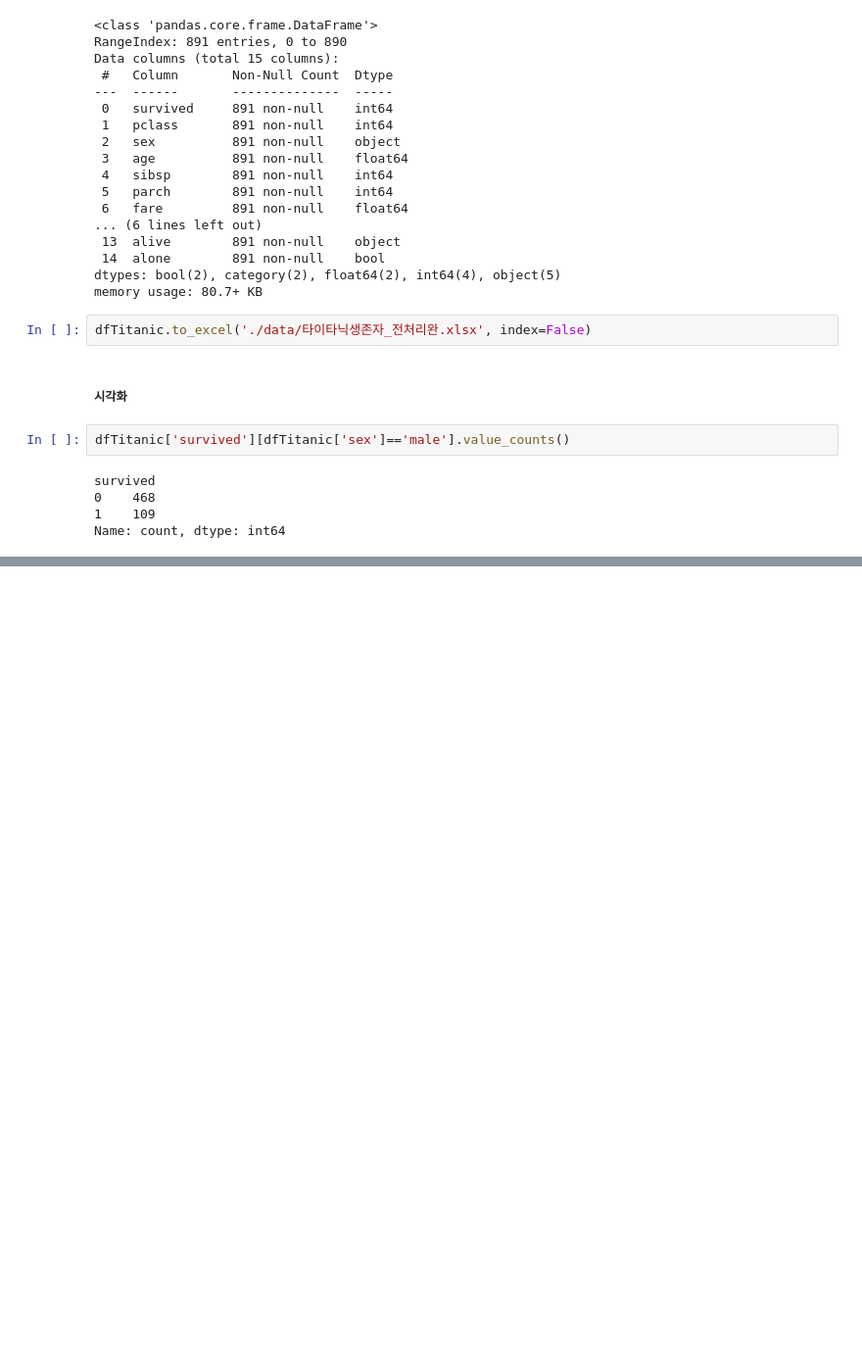
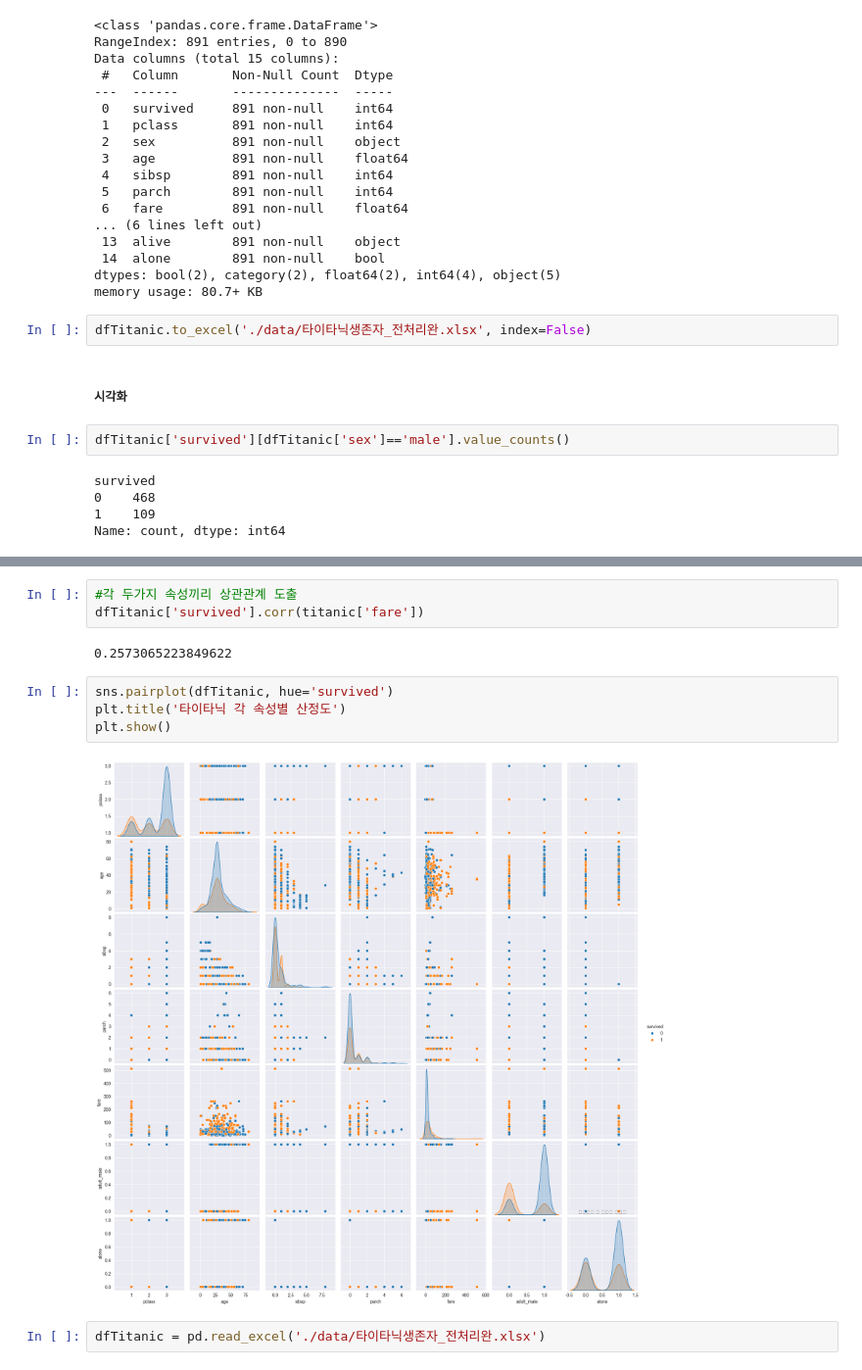
Before and after one commit to hyanyul/python-analysis-2024, a Jupyter notebook: day10/pa22_타이타닉생존자_상관분석.ipynb, the cells around one changed output, grey strips where cells are left out. Shown at 98% size. Saved outputs shown, nothing was run; the diff lists cells and outputs as text; blank space fills up the shorter version.

```diff
--- a/day10/pa22_타이타닉생존자_상관분석.ipynb
+++ b/day10/pa22_타이타닉생존자_상관분석.ipynb
@@ -236,0 +295,13 @@ plt.show()
+# %%
+#각 두가지 속성끼리 상관관계 도출
+dfTitanic['survived'].corr(titanic['fare'])
+# %% [output]
+0.2573065223849622
+# %%
+sns.pairplot(dfTitanic, hue='survived')
+plt.title('타이타닉 각 속성별 산정도')
+plt.show()
+# %% [output]
+[figure, added]
+# %%
+dfTitanic = pd.read_excel('./data/타이타닉생존자_전처리완.xlsx')
```
Also changed, not shown: parts of 12 cells of this notebook, 1 other file.
